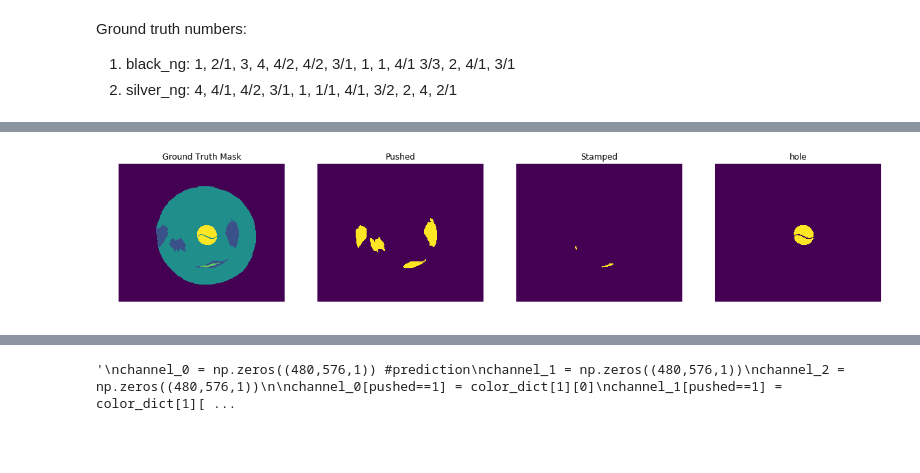
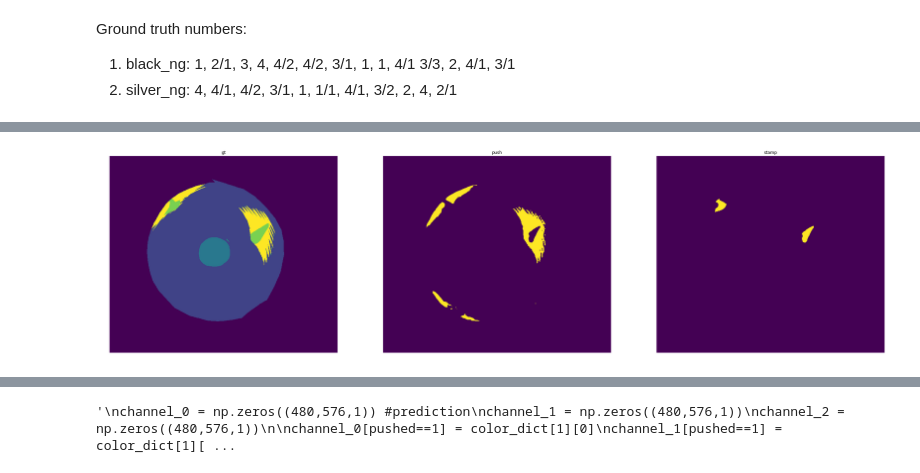
Before and after one commit to jhk0429/Segmentation_project, a Jupyter notebook: Inference_combined_5class.ipynb, the cells around one changed output, grey strips where cells are left out. Cells and saved outputs as stored; diff of their text form; code cells hidden in the pictures; blank space fills up the shorter version.

```diff
--- a/Inference_combined_5class.ipynb
+++ b/Inference_combined_5class.ipynb
@@ -39,5 +41,5 @@ IMG_SIZE = (960,1152)
 # %%
-def display(display_list, idx=None, only_inference=False, fig_size=15):
+def display(display_list, idx=None, only_inference=False, fig_size=15, title=['Ground Truth Mask', 'Pushed', 'Stamped']):
     """
     "only_inference" = True creates sample of inferenced image PNG file.
     """
@@ -45,11 +47,12 @@ def display(display_list, idx=None, only_inference=False, fig_size=15):
         a = np.array(display_list)
         a = a.astype(np.float32) * 255.0
 
+        plt.imshow(tf.keras.preprocessing.image.array_to_img(display_list))
         #cv2.imwrite("EX{}.png".format(idx), cv2.cvtColor(a, cv2.COLOR_RGB2BGR))
 
     else:
         plt.figure(figsize=(fig_size,fig_size))
-        title = ['Ground Truth Mask', 'Pushed', 'Stamped', 'hole']
+        #title = ['Ground Truth Mask', 'Pushed', 'Stamped', 'hole']
 
         for i in range(len(display_list)):
             plt.subplot(1, len(display_list), i+1)
@@ -115,7 +118,7 @@ def draw_and_count(img, contours, label = '', draw_type = 'contour', show=True):
 # %%
 import cv2
 from itertools import product
-mask = cv2.imread('JR_dataset/train/silver_ng/new_gt_mask/높음2__분리막 눌림_은색.png') #2048 x 2448
+mask = imread('Mask_Image/[2021-10-13]11.25.55.086_1_2_Image.png') #2048 x 2448
 
 colors = np.unique(tf.reshape(mask, [-1,3]), axis=0)
 #mask = tf.image.grayscale_to_rgb(mask)
@@ -195,7 +198,7 @@ frozen_func = trt.convert_to_constants.convert_variables_to_constants_v2(graph_f
 time_list = []
 pred_mask = []
 
-img_loc = glob.glob("JR_dataset/train/*/*.bmp")
+img_loc = glob.glob("Original_Image/*.png")
 
 
 for idx,image in enumerate(tqdm(img_loc)):
@@ -206,7 +209,7 @@ for idx,image in enumerate(tqdm(img_loc)):
     n = tf.cast(n, tf.float32) / 255.0
     image = tf.image.resize(n, IMG_SIZE) #960,1152
 
-    #image = tf.image.rgb_to_grayscale(image)
+    image = tf.image.rgb_to_grayscale(image)
     image = tf.image.flip_left_right(image)
 
     image = tf.expand_dims(image,0)
@@ -251,22 +254,27 @@ gc.collect()
 train_x = []
 train_y = []
 
-for img in glob.glob("JR_dataset/train/*/*.bmp"):
+for img in glob.glob("Original_Image/*.png"):
 
     n = cv2.imread(img)
     n = tf.cast(n, tf.float32) / 255.0
     n = tf.image.resize(n, IMG_SIZE) #960,1152
-
-    #n = tf.image.rgb_to_grayscale(n)
+    n = tf.image.rgb_to_grayscale(n)
 
     n = tf.image.flip_left_right(n)
 
     train_x.append(n)
 
-    dir = "/".join(img.split("/")[:-1]) + "/new_gt_mask/"
-    file_name = img.split("/")[-1].split('.')[0]
+    dir = "Mask_Image/" # "/".join(img.split("/")[:-1]) + "/Mask_Image/"
+    file_name = img.split("/")[-1] # img.split("/")[-1].split('.')[0]
 
-    y = cv2.imread(dir+file_name+".png")
+    #MASK
+    y = imread(dir+file_name) # imread(dir+file_name+".png")
+
+    #dir = "/".join(img.split("/")[:-1]) + "/new_gt_mask/"
+    #file_name = img.split("/")[-1].split('.')[0]
+
+    #y = cv2.imread(dir+file_name+".png")
 
     a = rgb_to_onehot(y, color_dict) #change to one hot
 
@@ -301,21 +311,23 @@ np.savez_compressed('test_img_array', test_0 = np.float32(pred_mask[0][0][0]), t
 # %%
-idx = 28
+idx = 19
 
 pred = np.float32(pred_mask[idx][0][0])
 
 ex = np.round(pred) # ex = H,W,5
+# 0 bg, 1 Circle 2 hole 3 small 4 stamp 5 psuhed
 
-circle = tf.expand_dims(ex[:,:,4], -1)
-pushed = tf.expand_dims(ex[:,:,2], -1) + tf.expand_dims(ex[:,:,3], -1) # stamped = H,W,1
+circle = tf.expand_dims(ex[:,:,1], -1)
+pushed = tf.expand_dims(ex[:,:,5], -1) # stamped = H,W,1
 bg = tf.expand_dims(ex[:,:,0], -1)
-hole = tf.expand_dims(ex[:,:,1], -1)
-stamped = tf.expand_dims(ex[:,:,3], -1)
+hole = tf.expand_dims(ex[:,:,2], -1)
+stamped = tf.expand_dims(ex[:,:,4], -1)
+small = tf.expand_dims(ex[:,:,3], -1)
 
 #bg = 0, pushed = 1, stamped = 2, circle = 3
 
 gt_mask = np.round(test_y[idx],decimals = 0)
 #print((gt_mask==1).sum())
 
-display([gt_mask, pushed, stamped, hole], fig_size=20)
+display([gt_mask, pushed, stamped], fig_size=40, title=['gt','push','stamp'])
 # %% [output]
-[figure, old version]
+[figure, new version]
```
Also changed, not shown: parts of 20 cells of this notebook.
